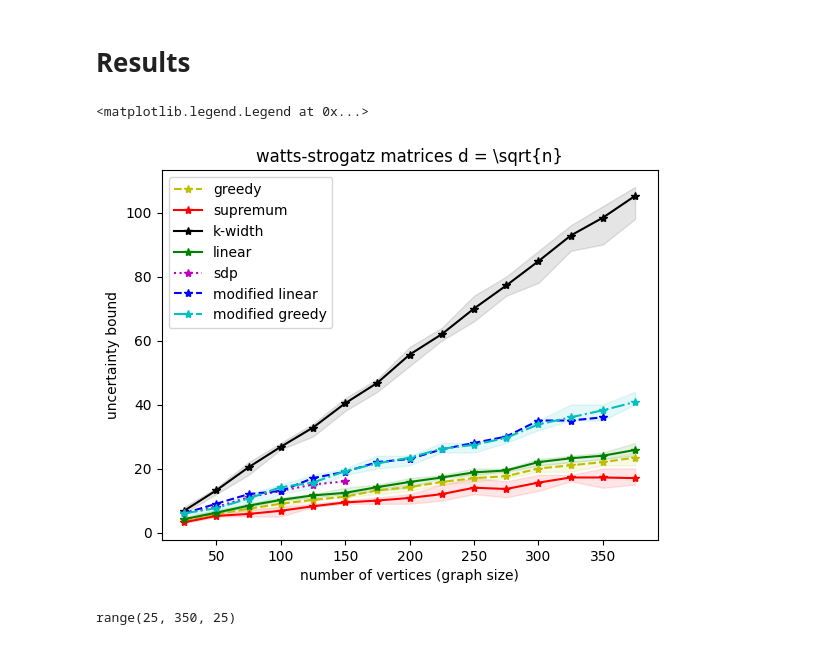
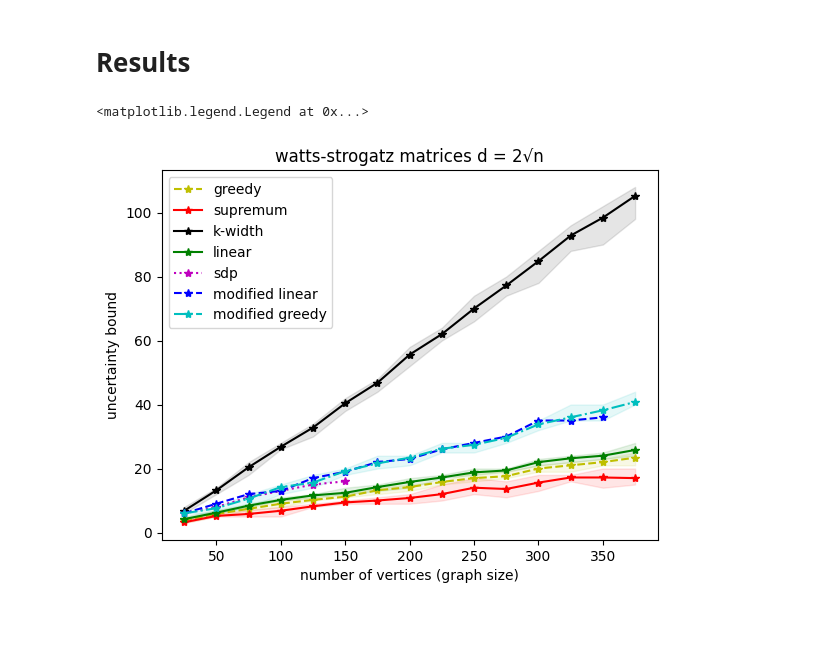
Before and after one commit to Joost-L/Uncertainty_Principle_on_Graphs, a Jupyter notebook: Delocalisation-numerical-experiments.ipynb, the cells around one changed output. Cells and saved outputs as stored; diff of their text form; code cells hidden in the pictures.

Commit message:
change graph titel

```diff
--- a/Delocalisation-numerical-experiments.ipynb
+++ b/Delocalisation-numerical-experiments.ipynb
@@ -741,30 +741,26 @@ linear_mod_res = [6, 9, 12, 13, 17, 19, 22, 23, 26, 28, 30, 35, 35, 36]
 sdp_res = [6, 8, 11, 13, 15, 16]
 # %%
 ran = range(25,400,25) #matrixSizes
-plt.title('watts-strogatz matrices d = \sqrt{n}')
+plt.title('watts-strogatz matrices d = 2\U0000221An')
 plt.plot(ran, np.mean(greedy_res, axis = 0),       'y*--', label = 'greedy')
 plt.plot(ran, np.mean(sup_res, axis = 0),          'r*-',  label = 'supremum')
 plt.plot(ran, np.mean(kwidth_res, axis = 0),       'k*-',  label = 'k-width')
 plt.plot(ran, np.mean(linear_res, axis = 0),       'g*-',  label = 'linear')
 plt.plot(ran[:6], sdp_res,               'm*:',  label = 'sdp')
 
 plt.plot(ran[:14], linear_mod_res,            'b*--',  label = 'modified linear')
 plt.plot(ran, np.mean(greedy_mod_res, axis = 0),      'c*-.',  label = 'modified greedy')
 
 plt.fill_between(ran, np.min(greedy_res, axis =0), np.max(greedy_res, axis =0), color='y', alpha=0.1)
 plt.fill_between(ran, np.min(sup_res,    axis =0), np.max(sup_res,    axis =0), color='r', alpha=0.1)
 plt.fill_between(ran, np.min(kwidth_res, axis =0), np.max(kwidth_res, axis =0), color='k', alpha=0.1)
 plt.fill_between(ran, np.min(linear_res, axis =0), np.max(linear_res, axis =0), color='g', alpha=0.1)
 plt.fill_between(ran, np.min(greedy_mod_res, axis =0), np.max(greedy_mod_res, axis =0), color='c', alpha=0.1)
 
 
 plt.xlabel("number of vertices (graph size)")
 plt.ylabel("uncertainty bound")
 plt.legend()
 # %% [output]
 <matplotlib.legend.Legend at 0x...>
-[figure, old version]
+[figure, new version]
-# %%
-ran[:13]
-# %% [output]
-range(25, 350, 25)
```
